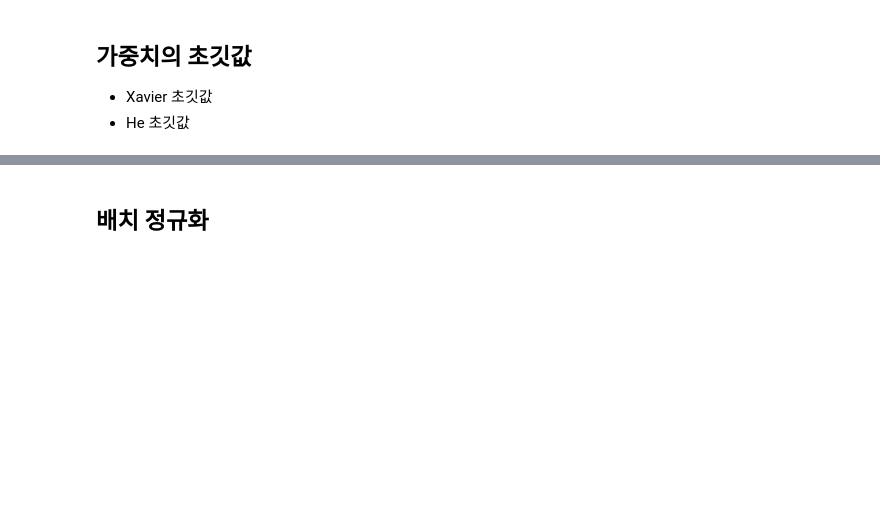
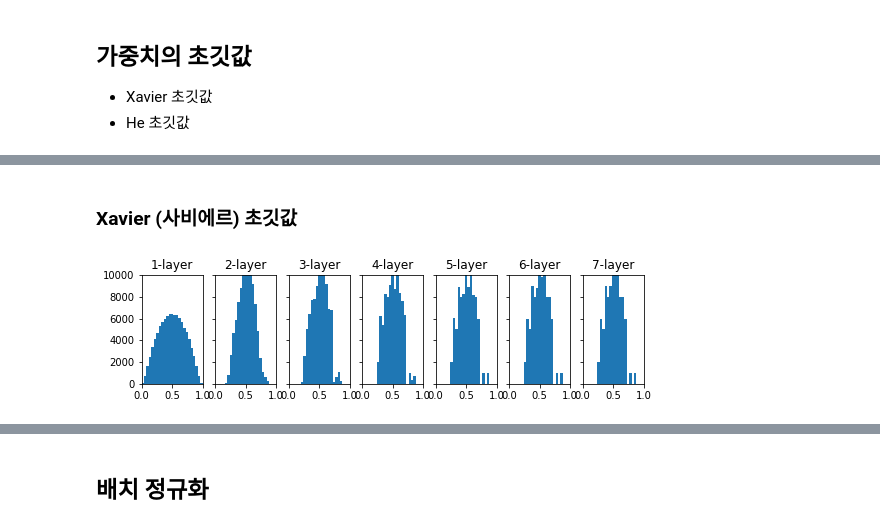
Before and after one commit to winterjung/study, a Jupyter notebook: Book/DeepLearningFromScratch/ch6.ipynb, the cells around one changed output, grey strips where cells are left out. Cells and saved outputs as stored; diff of their text form; code cells hidden in the pictures; blank space fills up the shorter version.

```diff
--- a/Book/DeepLearningFromScratch/ch6.ipynb
+++ b/Book/DeepLearningFromScratch/ch6.ipynb
@@ -205,0 +467,8 @@ plt.show();
+# %% [markdown]
+### Xavier (사비에르) 초깃값
+# %%
+w = np.random.randn(node_num, node_num) * np.sqrt(1 / node_num)
+activations = activate(sigmoid, w)
+show_histogram(activations)
+# %% [output]
+[figure, added]
```
Also changed, not shown: parts of 30 cells of this notebook.
